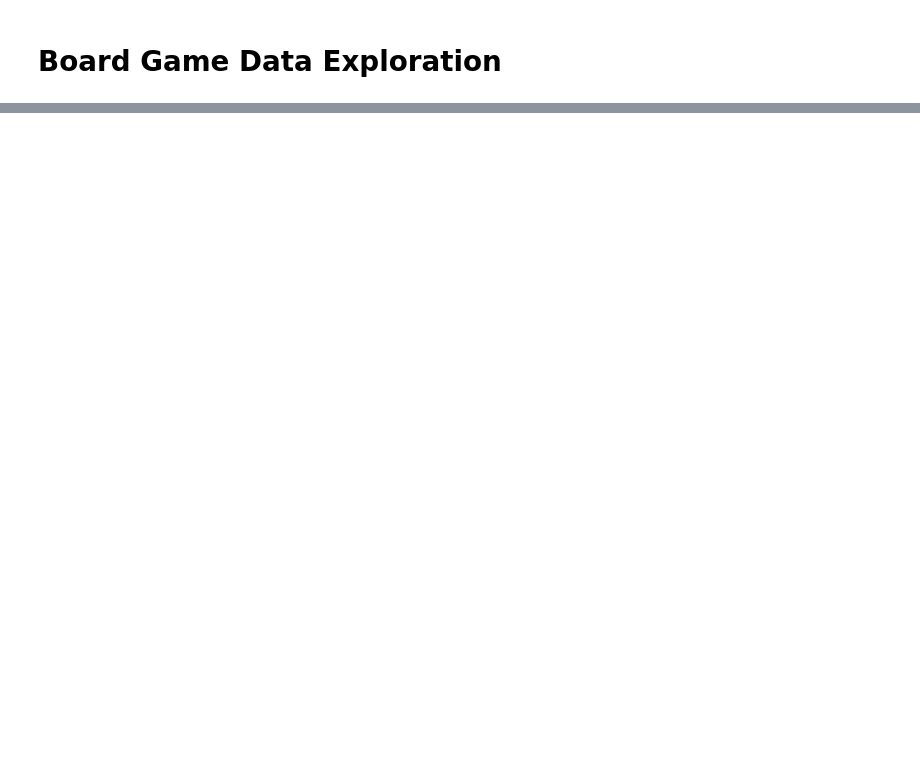
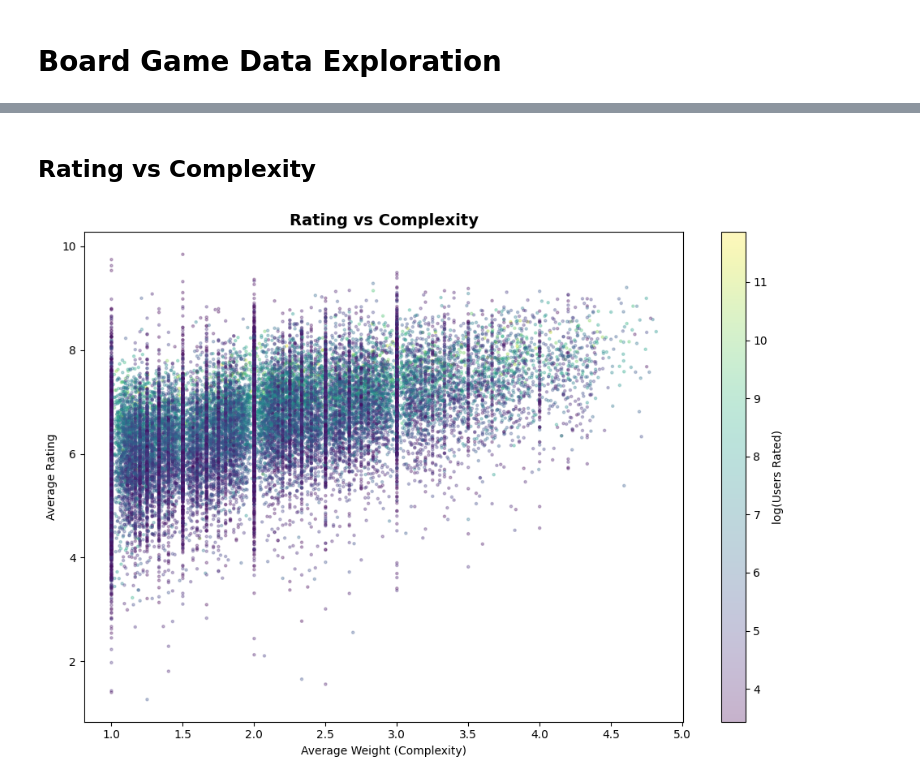
Before and after one commit to sgrumo/bgg-reccomendation-system, a Jupyter notebook: recommender/explore.ipynb, the cells around one changed output, grey strips where cells are left out. Cells and saved outputs as stored; diff of their text form; code cells hidden in the pictures; blank space fills up the shorter version.

Commit message:
fix(visualization: update notebook

```diff
--- a/recommender/explore.ipynb
+++ b/recommender/explore.ipynb
@@ -2,10 +2,21 @@
 # Board Game Data Exploration
 # %%
 from src.db import connect, load_board_games
-from src.visualize import plot_feature_distributions, plot_top_categories_and_mechanics
+from src.preprocess import preprocess
+from src.visualize import (
+    plot_feature_distributions,
+    plot_top_categories_and_mechanics,
+    plot_rating_vs_weight,
+    plot_games_per_decade,
+    plot_rating_tiers,
+    plot_correlation_matrix,
+    plot_mechanic_vs_rating,
+)
 
 engine = connect()
-df = load_board_games(engine)
-print(f"Loaded {len(df)} games")
-df.head()
+raw_df = load_board_games(engine)
+print(f"Raw: {len(raw_df)} games")
+
+df = preprocess(raw_df)
+print(f"After preprocessing: {len(df)} games")
 # %% [output]
@@ -24,0 +49,6 @@ NameError: name 'plot_top_categories_and_mechanics' is not defined
+# %% [markdown]
+## Rating vs Complexity
+# %%
+plot_rating_vs_weight(df)
+# %% [output]
+[figure, added]
```
Also changed, not shown: parts of 10 cells of this notebook, 4 other files.
